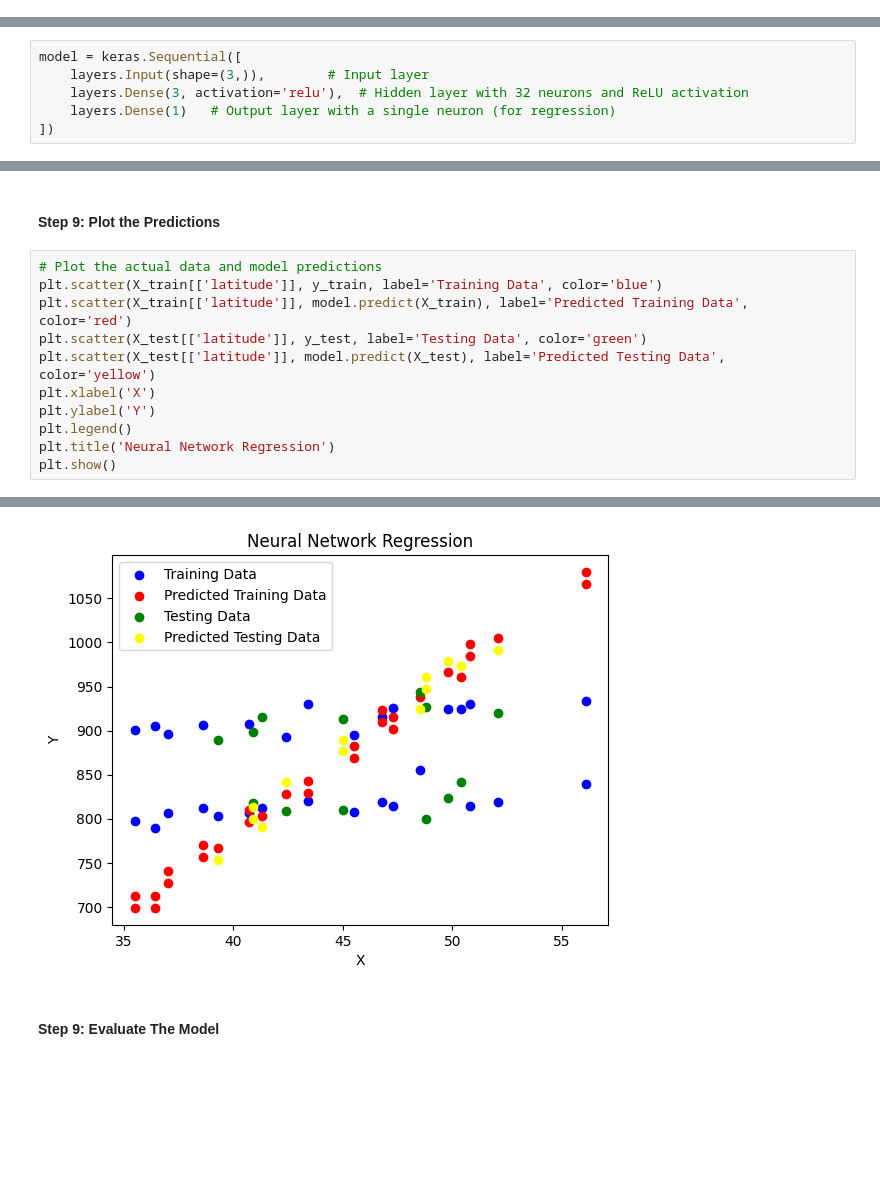
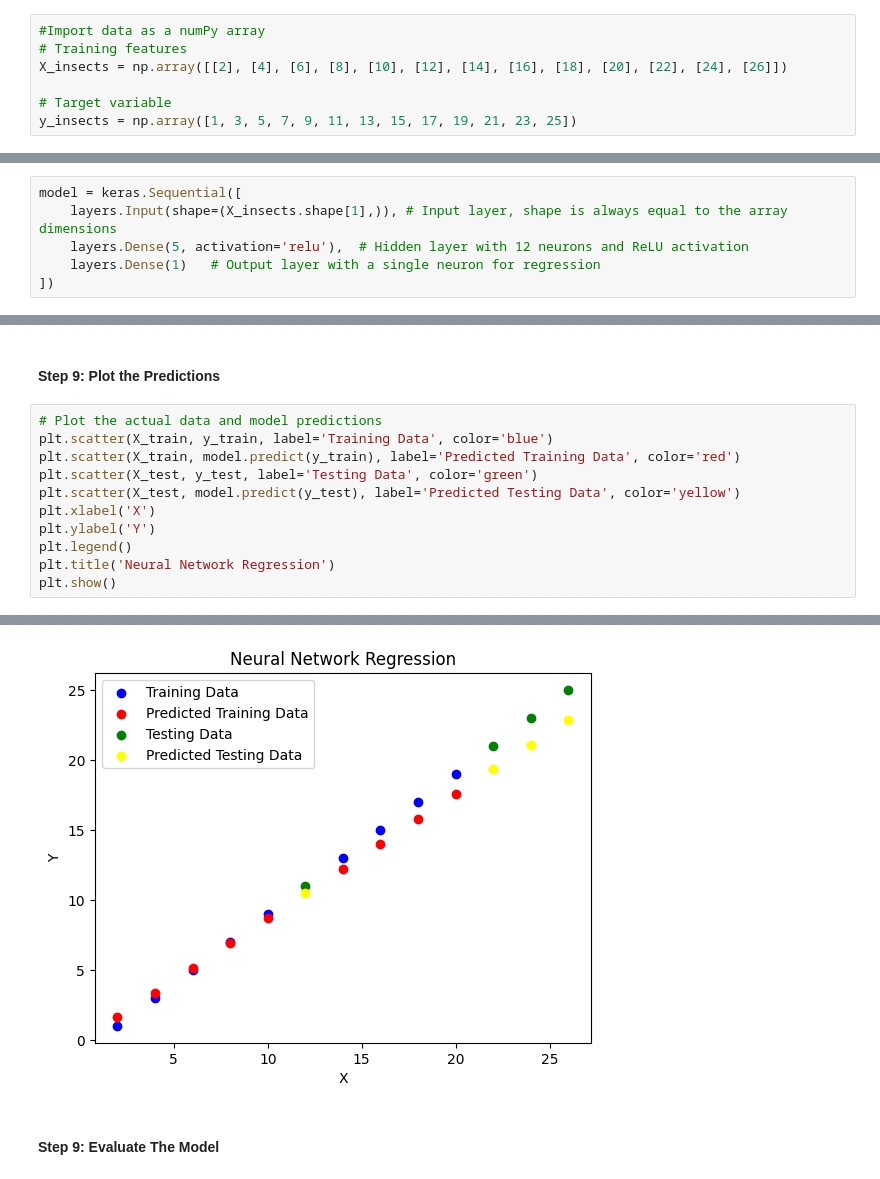
Before and after one commit to waynewilliamprout123456789/Machine_Learning, a Jupyter notebook: examples/6.OOP_Neural_Network_Simple.ipynb, the cells around one changed output, grey strips where cells are left out. Drawn from its saved outputs; the diff is of its cells as text; blank space fills up the shorter version.

```diff
--- a/examples/6.OOP_Neural_Network_Simple.ipynb
+++ b/examples/6.OOP_Neural_Network_Simple.ipynb
@@ -51,3 +28,10 @@ insects.head()
+# %%
+#Import data as a numPy array
+# Training features
+X_insects = np.array([[2], [4], [6], [8], [10], [12], [14], [16], [18], [20], [22], [24], [26]])
+
+# Target variable
+y_insects = np.array([1, 3, 5, 7, 9, 11, 13, 15, 17, 19, 21, 23, 25])
 # %% [markdown]
 #### Step 3: Split The Data into Training And Testing Sets
 # %%
@@ -79,9 +63,9 @@ The basic building block of a neural network is the [*layer*](https://www.tensor
 Most of deep learning consists of chaining together simple layers. Most layers, such as `tf.keras.layers.Dense`, have parameters that are learned during training.
 # %%
 model = keras.Sequential([
-    layers.Input(shape=(3,)),        # Input layer
-    layers.Dense(3, activation='relu'),  # Hidden layer with 32 neurons and ReLU activation
-    layers.Dense(1)   # Output layer with a single neuron (for regression)
+    layers.Input(shape=(X_insects.shape[1],)), # Input layer, shape is always equal to the array dimensions
+    layers.Dense(5, activation='relu'),  # Hidden layer with 12 neurons and ReLU activation
+    layers.Dense(1)   # Output layer with a single neuron for regression
 ])
 # %%
 model.compile(optimizer='adam', loss='MeanAbsoluteError')
@@ -152,10 +130,10 @@ New insect is:
 #### Step 9: Plot the Predictions
 # %%
 # Plot the actual data and model predictions
-plt.scatter(X_train[['latitude']], y_train, label='Training Data', color='blue')
-plt.scatter(X_train[['latitude']], model.predict(X_train), label='Predicted Training Data', color='red')
-plt.scatter(X_test[['latitude']], y_test, label='Testing Data', color='green')
-plt.scatter(X_test[['latitude']], model.predict(X_test), label='Predicted Testing Data', color='yellow')
+plt.scatter(X_train, y_train, label='Training Data', color='blue')
+plt.scatter(X_train, model.predict(y_train), label='Predicted Training Data', color='red')
+plt.scatter(X_test, y_test, label='Testing Data', color='green')
+plt.scatter(X_test, model.predict(y_test), label='Predicted Testing Data', color='yellow')
 plt.xlabel('X')
 plt.ylabel('Y')
 plt.legend()
@@ -167,4 +145,4 @@ plt.show()
-[figure, old version]
+[figure, new version]
 # %% [markdown]
 #### Step 9: Evaluate The Model
 # %%
```
Also changed, not shown: parts of 14 cells of this notebook.
